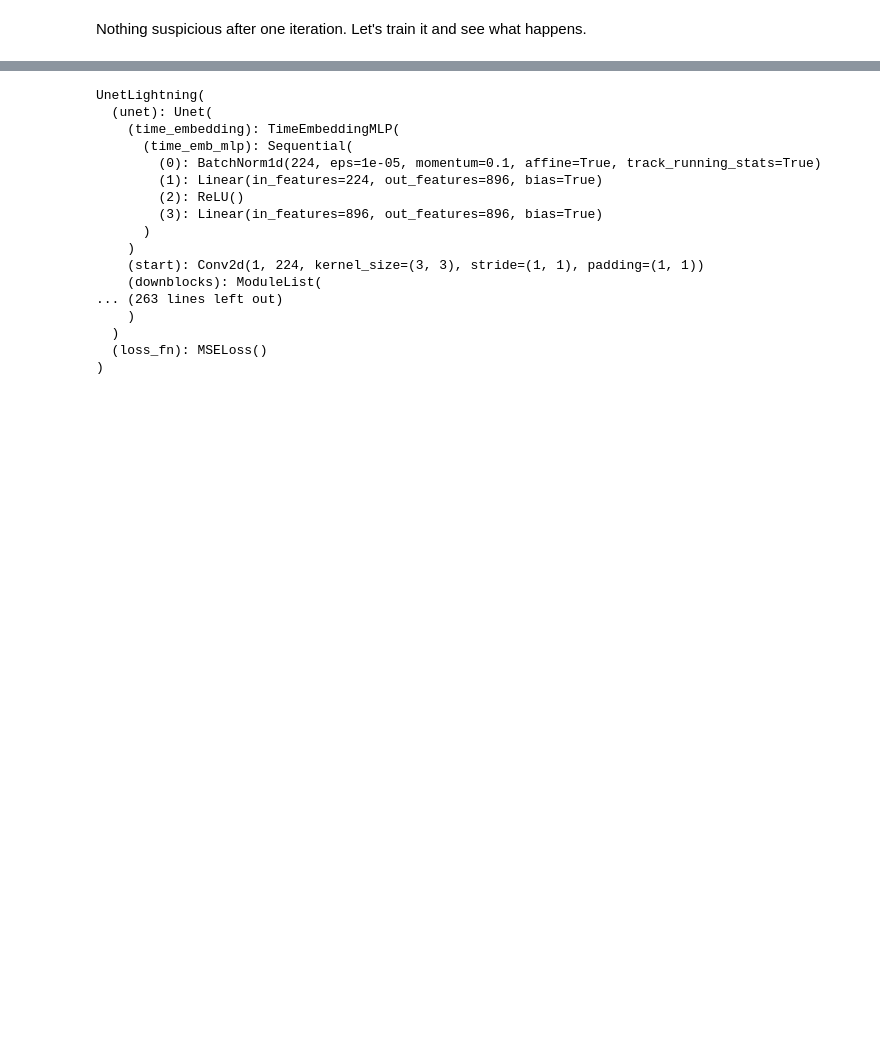
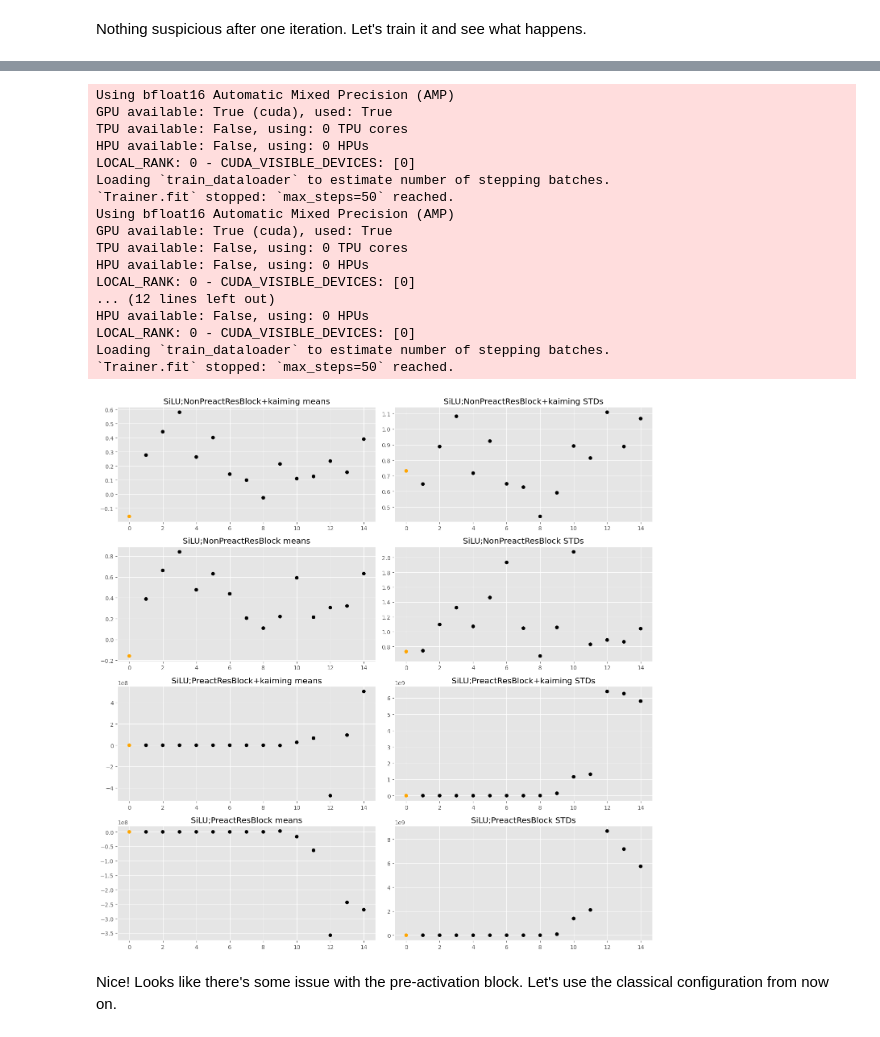
Before and after one commit to jeremyadamsfisher/slow_diffusion, a Jupyter notebook: nbs/06_initialization.ipynb, the cells around one changed output, grey strips where cells are left out. Saved outputs shown, nothing was run; the diff lists cells and outputs as text; code cells hidden in the pictures; blank space fills up the shorter version.

Commit message:
discovered fix for exploding variance issue by using classic resblocks

```diff
--- a/nbs/06_initialization.ipynb
+++ b/nbs/06_initialization.ipynb
@@ -168,3 +173,0 @@ After training, means and standard deviations explode 🤯
-# %%
-model = get_tiny_unet_lightning()  # no initialization
-plot_per_layer_stats_after_training(model);
@@ -182,3 +173,0 @@ Same issue.
-# %%
-model = get_tiny_unet_lightning(act=nn.SiLU)  # no initialization
-plot_per_layer_stats_after_training(model);
@@ -196,4 +173,0 @@ Same issue!!
-# %%
-model = get_tiny_unet_lightning(act=nn.SiLU)
-model = model.apply(kaiming)
-plot_per_layer_stats_after_training(model);
@@ -209,4 +173,0 @@ Loading `train_dataloader` to estimate number of stepping batches.
-# %%
-model = get_tiny_unet_lightning(act=nn.SiLU)
-model = model.apply(kaiming)
-model = plot_per_layer_stats_after_training(model, max_steps=3)
@@ -222,23 +174,48 @@ Loading `train_dataloader` to estimate number of stepping batches.
-# %%
-model
-# %% [output]
-UnetLightning(
-  (unet): Unet(
-    (time_embedding): TimeEmbeddingMLP(
-      (time_emb_mlp): Sequential(
-        (0): BatchNorm1d(224, eps=1e-05, momentum=0.1, affine=True, track_running_stats=True)
-        (1): Linear(in_features=224, out_features=896, bias=True)
-        (2): ReLU()
-        (3): Linear(in_features=896, out_features=896, bias=True)
-      )
-    )
-    (start): Conv2d(1, 224, kernel_size=(3, 3), stride=(1, 1), padding=(1, 1))
-    (downblocks): ModuleList(
-... (263 lines left out)
-    )
-  )
-  (loss_fn): MSELoss()
-)
+# %%
+max_steps = 50
+experiments = [
+    # (nn.ReLU, True, "PreactResBlock"),
+    # (nn.ReLU, False, "PreactResBlock"),
+    (nn.SiLU, True, "NonPreactResBlock"),
+    (nn.SiLU, False, "NonPreactResBlock"),
+    (nn.SiLU, True, "PreactResBlock"),
+    (nn.SiLU, False, "PreactResBlock"),
+]
+n = len(experiments)
+k = 7
+fig, axes = plt.subplots(n, 2, figsize=(2 * k, 0.5 * n * k))
+for i, (act, kaiming_, res_block_cls) in enumerate(experiments):
+    name = f"{act.__name__};{res_block_cls}"
+    if kaiming_:
+        name += "+kaiming"
+    model = get_tiny_unet_lightning(act=act, res_block_cls=res_block_cls)
+    if kaiming_:
+        model.apply(kaiming)
+    _ = plot_per_layer_stats_after_training(
+        model, max_steps=max_steps, name=name, axes=axes[i, :]
+    )
+fig.tight_layout()
+# %% [output]
+Using bfloat16 Automatic Mixed Precision (AMP)
+GPU available: True (cuda), used: True
+TPU available: False, using: 0 TPU cores
+HPU available: False, using: 0 HPUs
+LOCAL_RANK: 0 - CUDA_VISIBLE_DEVICES: [0]
+Loading `train_dataloader` to estimate number of stepping batches.
+`Trainer.fit` stopped: `max_steps=50` reached.
+Using bfloat16 Automatic Mixed Precision (AMP)
+GPU available: True (cuda), used: True
+TPU available: False, using: 0 TPU cores
+HPU available: False, using: 0 HPUs
+LOCAL_RANK: 0 - CUDA_VISIBLE_DEVICES: [0]
+... (12 lines left out)
+HPU available: False, using: 0 HPUs
+LOCAL_RANK: 0 - CUDA_VISIBLE_DEVICES: [0]
+Loading `train_dataloader` to estimate number of stepping batches.
+`Trainer.fit` stopped: `max_steps=50` reached.
+[figure, added]
+# %% [markdown]
+Nice! Looks like there's some issue with the pre-activation block. Let's use the classical configuration from now on.
 # %%
 # | hide
 import nbdev
```
Also changed, not shown: parts of 16 cells of this notebook, 23 other files.
